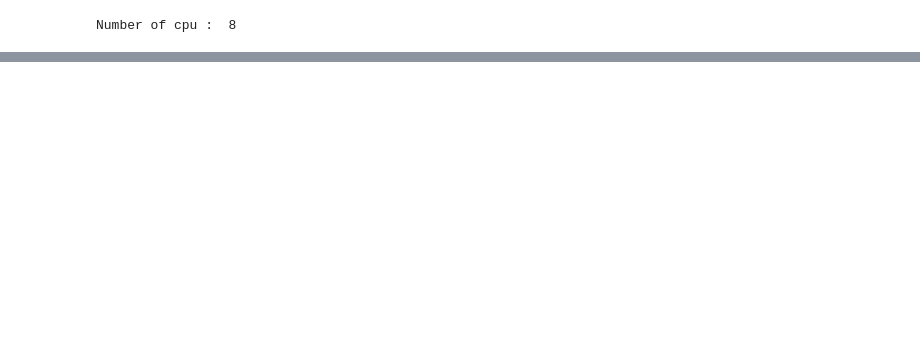
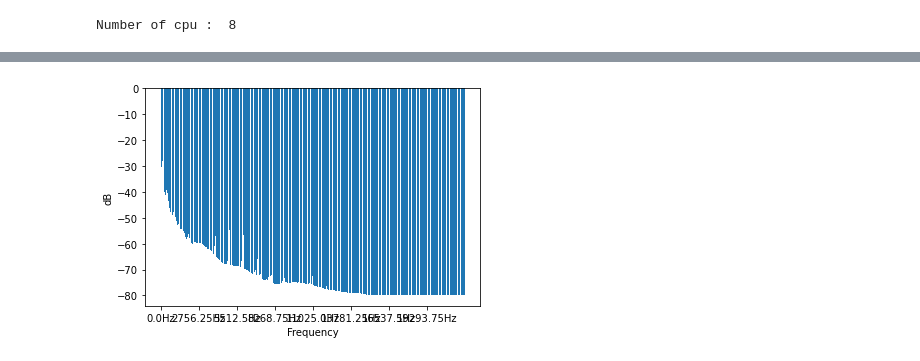
Before and after one commit to Sandjab/ShowBees, a Jupyter notebook: snippets.ipynb, the cells around one changed output, grey strips where cells are left out. Cells and saved outputs as stored; diff of their text form; code cells hidden in the pictures; blank space fills up the shorter version.

```diff
--- a/snippets.ipynb
+++ b/snippets.ipynb
@@ -56,0 +397,28 @@ Number of cpu :  8
+# %%
+import librosa
+import numpy as np
+import matplotlib.pyplot as plt
+
+
+file = 'D:\\datasets\\sounds\\SANDBOX\\queen.wav'
+# load the file
+y, sr = librosa.load(file, sr=44100)
+# short time fourier transform
+# (n_fft and hop length determine frequency/time resolution)
+n_fft = 2048
+S = librosa.stft(y, n_fft=n_fft, hop_length=n_fft//2)
+# convert to db
+# (for your CNN you might want to skip this and rather ensure zero mean and unit variance)
+D = librosa.amplitude_to_db(np.abs(S), ref=np.max)
+# average over file
+D_AVG = np.mean(D, axis=1)
+
+plt.bar(np.arange(D_AVG.shape[0]), D_AVG)
+x_ticks_positions = [n for n in range(0, n_fft // 2, n_fft // 16)]
+x_ticks_labels = [str(sr / 2048 * n) + 'Hz' for n in x_ticks_positions]
+plt.xticks(x_ticks_positions, x_ticks_labels)
+plt.xlabel('Frequency')
+plt.ylabel('dB')
+plt.show()
+# %% [output]
+[figure, added]
```
Also changed, not shown: parts of 6 cells of this notebook, 2 other files.
